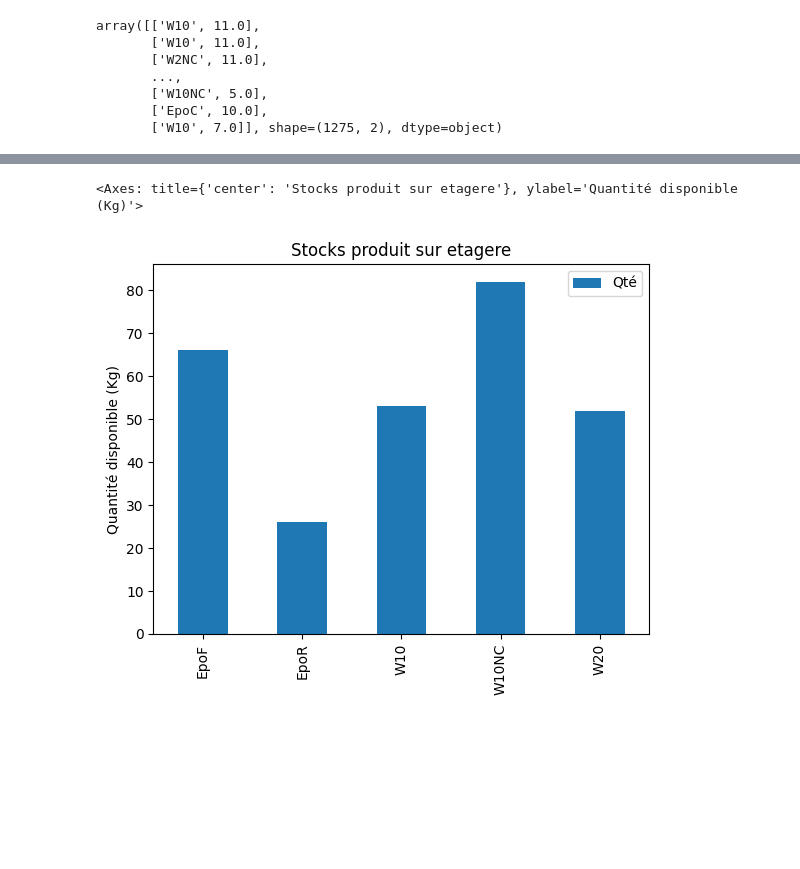
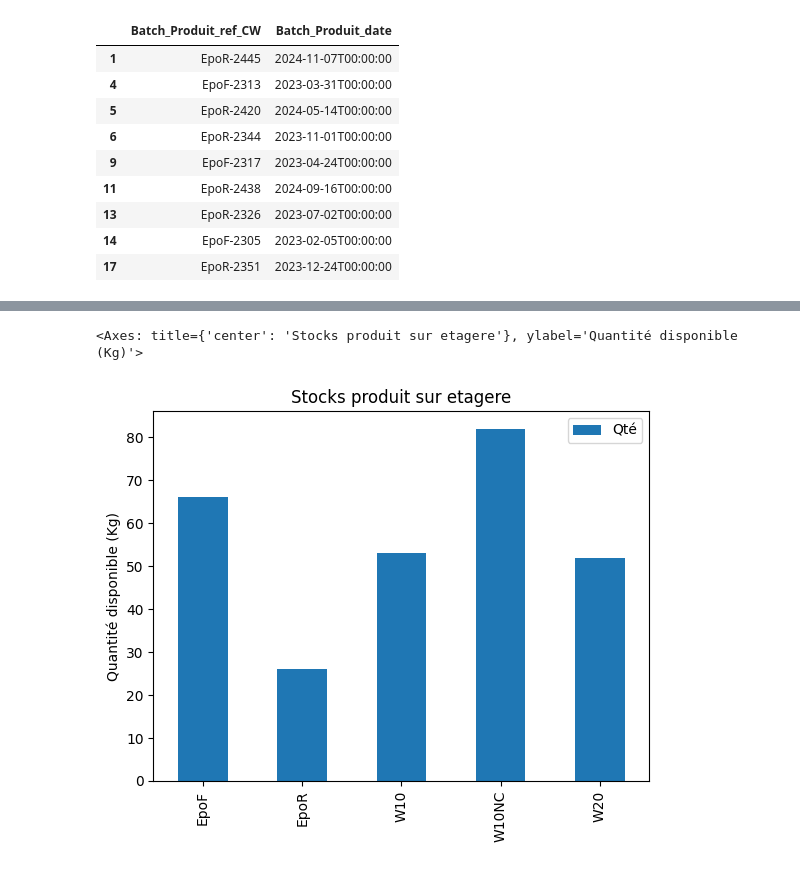
Before and after one commit to RCaz33/Digital_production-line, a Jupyter notebook: test_api.ipynb, the cells around one changed output, grey strips where cells are left out. Cells and saved outputs as stored; diff of their text form; code cells hidden in the pictures; blank space fills up the shorter version.

```diff
--- a/test_api.ipynb
+++ b/test_api.ipynb
@@ -4,16 +4,21 @@ import pandas as pd
 import datetime
 import json
 import numpy as np
-# %%
-response = requests.get(f'http://127.0.0.1:8000/Envoi/')
-Envois_all = pd.DataFrame(response.json())
-Envois_en_cours = Envois_all.loc[Envois_all.Envoi_produit_batch.isnull(),['Envoi_produit_name','Envoi_produit_Qte']].values
-Envois_en_cours
-# %% [output]
-array([['W10', 11.0],
-       ['W10', 11.0],
-       ['W2NC', 11.0],
-       ...,
-       ['W10NC', 5.0],
-       ['EpoC', 10.0],
-       ['W10', 7.0]], shape=(1275, 2), dtype=object)
+# %%
+response = requests.get('http://127.0.0.1:8000/Produit/')
+Produits_all = pd.DataFrame(response.json())
+
+Produits_all.loc[Produits_all.Batch_Produit_ref_CW.apply(lambda x : ('W' in x.split('-')[0]) & ('NC' not in x.split('-')[0]))]
+Produits_all.loc[Produits_all.Batch_Produit_ref_CW.apply(lambda x : ('W' in x.split('-')[0]) & ('NC' in x.split('-')[0]))]
+Produits_all.loc[Produits_all.Batch_Produit_ref_CW.apply(lambda x : ('Epo' in x.split('-')[0]) ),['Batch_Produit_ref_CW','Batch_Produit_date']]
+# %% [output]
+|  | Batch_Produit_ref_CW | Batch_Produit_date |
+| 1 | EpoR-2445 | 2024-11-07T00:00:00 |
+| 4 | EpoF-2313 | 2023-03-31T00:00:00 |
+| 5 | EpoR-2420 | 2024-05-14T00:00:00 |
+| 6 | EpoR-2344 | 2023-11-01T00:00:00 |
+| 9 | EpoF-2317 | 2023-04-24T00:00:00 |
+| 11 | EpoR-2438 | 2024-09-16T00:00:00 |
+| 13 | EpoR-2326 | 2023-07-02T00:00:00 |
+| 14 | EpoF-2305 | 2023-02-05T00:00:00 |
+| 17 | EpoR-2351 | 2023-12-24T00:00:00 |
```
Also changed, not shown: parts of 4 cells of this notebook, 35 other files.
